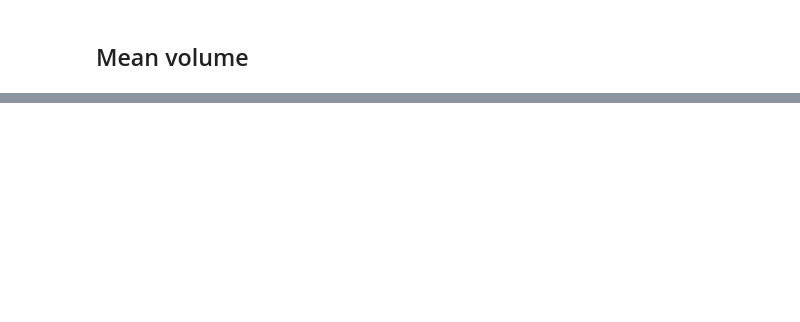
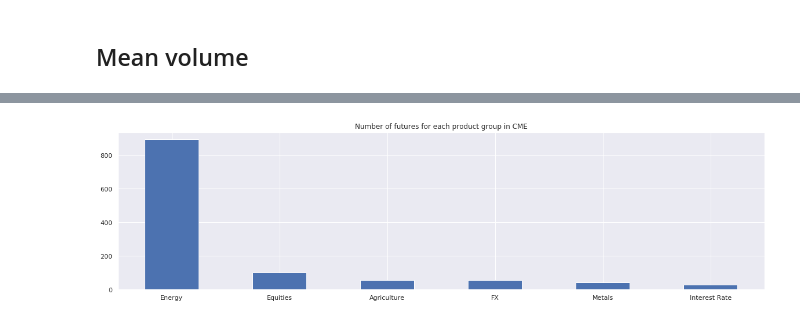
Before and after one commit to ajmal017/amp, a Jupyter notebook: vendors/particle_one/Task269_Top_oil_futures_by_liquidity.ipynb, the cells around one changed output, grey strips where cells are left out. Drawn from its saved outputs; the diff is of its cells as text; code cells hidden in the pictures; blank space fills up the shorter version.

```diff
--- a/vendors/particle_one/Task269_Top_oil_futures_by_liquidity.ipynb
+++ b/vendors/particle_one/Task269_Top_oil_futures_by_liquidity.ipynb
@@ -116,0 +381,2 @@ daily_volume_mean_df.sort_values("mean_vol", ascending=False)
+# %%
+pc = lau.ProductSpecs()
@@ -116,0 +403,6 @@ daily_volume_mean_df.sort_values("mean_vol", ascending=False)
+# %%
+pc.product_specs['Product Group'].value_counts().plot(kind='bar', rot=0)
+plt.title('Number of futures for each product group in CME')
+plt.show()
+# %% [output]
+[figure, added]
```
Also changed, not shown: parts of 64 cells of this notebook, 1 other file.
